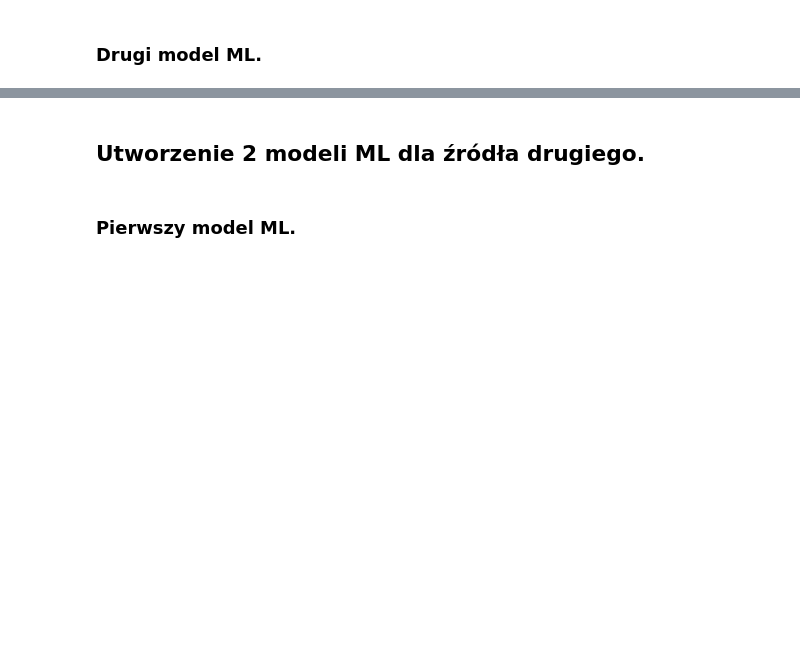
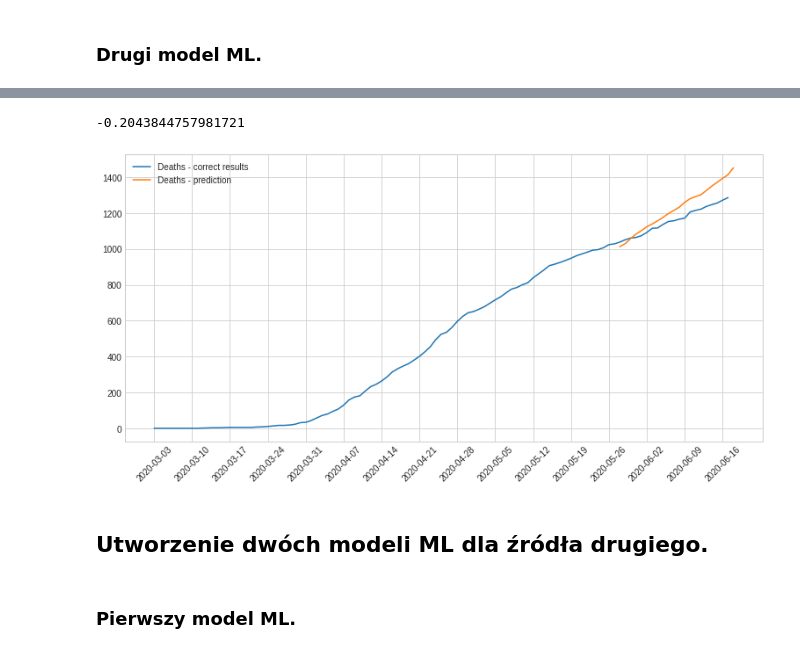
Before and after one commit to Do1kk/COVID-19_Project, a Jupyter notebook: Copy_of_ProjectPython.ipynb, the cells around one changed output, grey strips where cells are left out. Drawn from its saved outputs; the diff is of its cells as text; code cells hidden in the pictures; blank space fills up the shorter version.

```diff
--- a/Copy_of_ProjectPython.ipynb
+++ b/Copy_of_ProjectPython.ipynb
@@ -205,2 +210,8 @@ plt.show()
 # %% [markdown]
 ### **Drugi model ML.**
+# %%
+model_reg = make_pipeline(StandardScaler(),
+                          SGDRegressor(loss='squared_loss',
+                                       early_stopping=True,
+                                       random_state=43))
+model_reg.fit(X_train, y_train)
@@ -207,4 +232,20 @@ plt.show()
+# %%
+y_pred = model_reg.predict(X_test)
+s1_m2_score = model_reg.score(X_test, y_test)
+s1_m2_score
+# %% [output]
+-0.2043844757981721
+# %%
+plt.figure(figsize=[13, 6])
+plt.plot(data1["Timestamp"], data1["Deaths"])
+plt.plot(date_tmp, y_pred)
+plt.xticks(list((d for d in data1["Timestamp"] if d.dayofweek == 1)), rotation=45)
+plt.legend(("Deaths - correct results", "Deaths - prediction"), loc='upper left')
+
+plt.show()
+# %% [output]
+[figure, added]
 # %% [markdown]
-## **Utworzenie 2 modeli ML dla źródła drugiego.**
+## **Utworzenie dwóch modeli ML dla źródła drugiego.**
 # %% [markdown]
 ### **Pierwszy model ML.**
```
Also changed, not shown: parts of 22 cells of this notebook.
